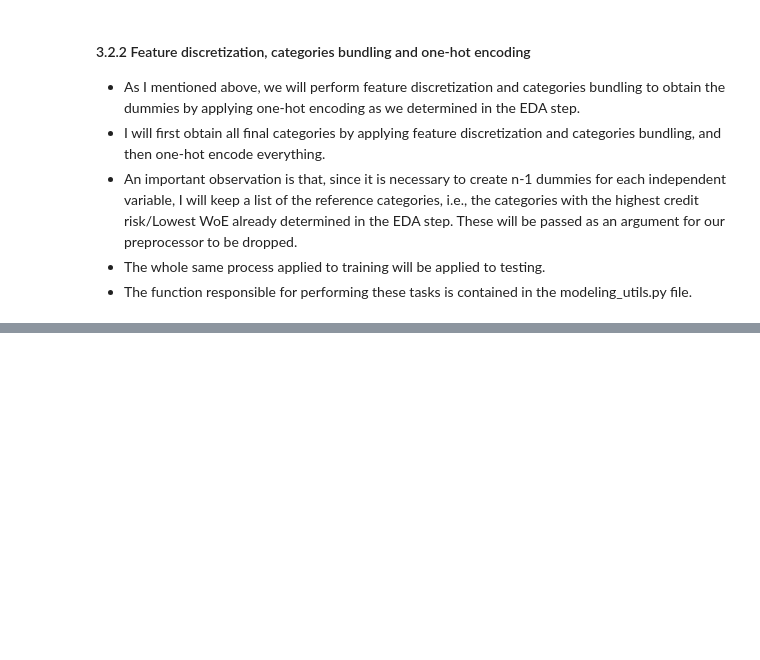
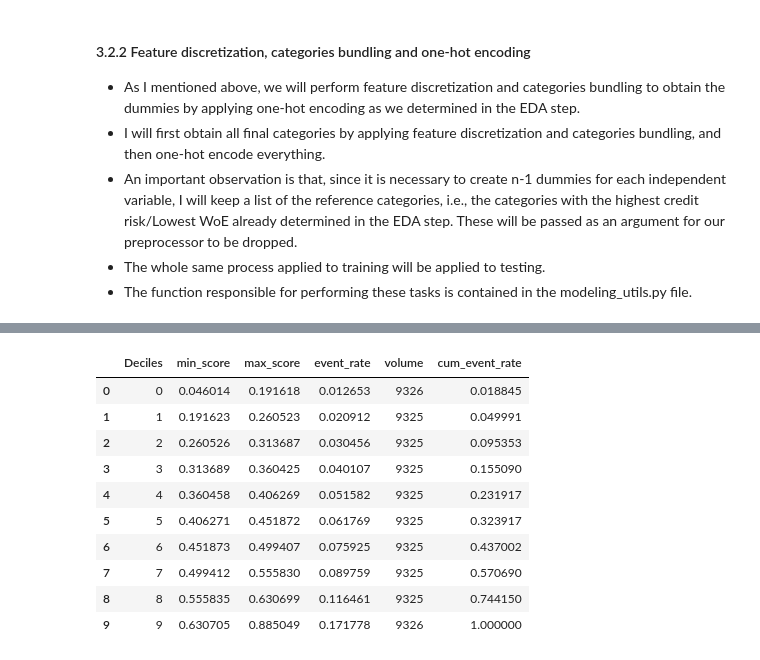
Before and after one commit to allmeidaapedro/Lending-Club-Credit-Scoring, a Jupyter notebook: notebooks/3_pd_modeling.ipynb, the cells around one changed output, grey strips where cells are left out. Drawn from its saved outputs; the diff is of its cells as text; code cells hidden in the pictures; blank space fills up the shorter version.

```diff
--- a/notebooks/3_pd_modeling.ipynb
+++ b/notebooks/3_pd_modeling.ipynb
@@ -380,0 +836,42 @@ CategoricalDtype(categories=['OTHER_NONE_RENT_ANY', 'MORTGAGE', 'OWN'], ordered=
+# %%
+# Criar tabela detalhada
+# Previsão das probabilidades no conjunto de treino
+probabilidades = probas_bad
+
+# Adiciona um pequeno ruído às probabilidades
+noise = np.random.uniform(0, 0.0001, size=probabilidades.shape)
+probabilidades += noise
+
+# Arredonda com 10 casas decimais para não ter problema de duplicatas de limites de bins
+#probabilidades = round(probabilidades,10)
+
+# Cria um DataFrame com as probabilidades e as respostas reais
+df = pd.DataFrame({'Probabilidades': probabilidades, 'Resposta Real': y_test})
+
+# Classifica o DataFrame com base nas probabilidades
+df = df.sort_values(by='Probabilidades', ascending=False)
+
+# Calcula os deciles
+df['Deciles'] = pd.qcut(df['Probabilidades'], q=10, labels=False, duplicates='drop')
+
+table = df.groupby('Deciles').agg(
+min_score=pd.NamedAgg(column='Probabilidades', aggfunc='min'),
+max_score=pd.NamedAgg(column='Probabilidades', aggfunc='max'),
+event_rate=pd.NamedAgg(column='Resposta Real', aggfunc='mean'),
+volume=pd.NamedAgg(column='Resposta Real', aggfunc='size')
+).reset_index()
+table['event_rate'] = 1 - table['event_rate']
+table['cum_event_rate'] = np.cumsum(table['event_rate']) / table['event_rate'].sum()
+table
+# %% [output]
+|  | Deciles | min_score | max_score | event_rate | volume | cum_event_rate |
+| 0 | 0 | 0.046014 | 0.191618 | 0.012653 | 9326 | 0.018845 |
+| 1 | 1 | 0.191623 | 0.260523 | 0.020912 | 9325 | 0.049991 |
+| 2 | 2 | 0.260526 | 0.313687 | 0.030456 | 9325 | 0.095353 |
+| 3 | 3 | 0.313689 | 0.360425 | 0.040107 | 9325 | 0.155090 |
+| 4 | 4 | 0.360458 | 0.406269 | 0.051582 | 9325 | 0.231917 |
+| 5 | 5 | 0.406271 | 0.451872 | 0.061769 | 9325 | 0.323917 |
+| 6 | 6 | 0.451873 | 0.499407 | 0.075925 | 9325 | 0.437002 |
+| 7 | 7 | 0.499412 | 0.555830 | 0.089759 | 9325 | 0.570690 |
+| 8 | 8 | 0.555835 | 0.630699 | 0.116461 | 9325 | 0.744150 |
+| 9 | 9 | 0.630705 | 0.885049 | 0.171778 | 9326 | 1.000000 |
```
Also changed, not shown: parts of 47 cells of this notebook.
